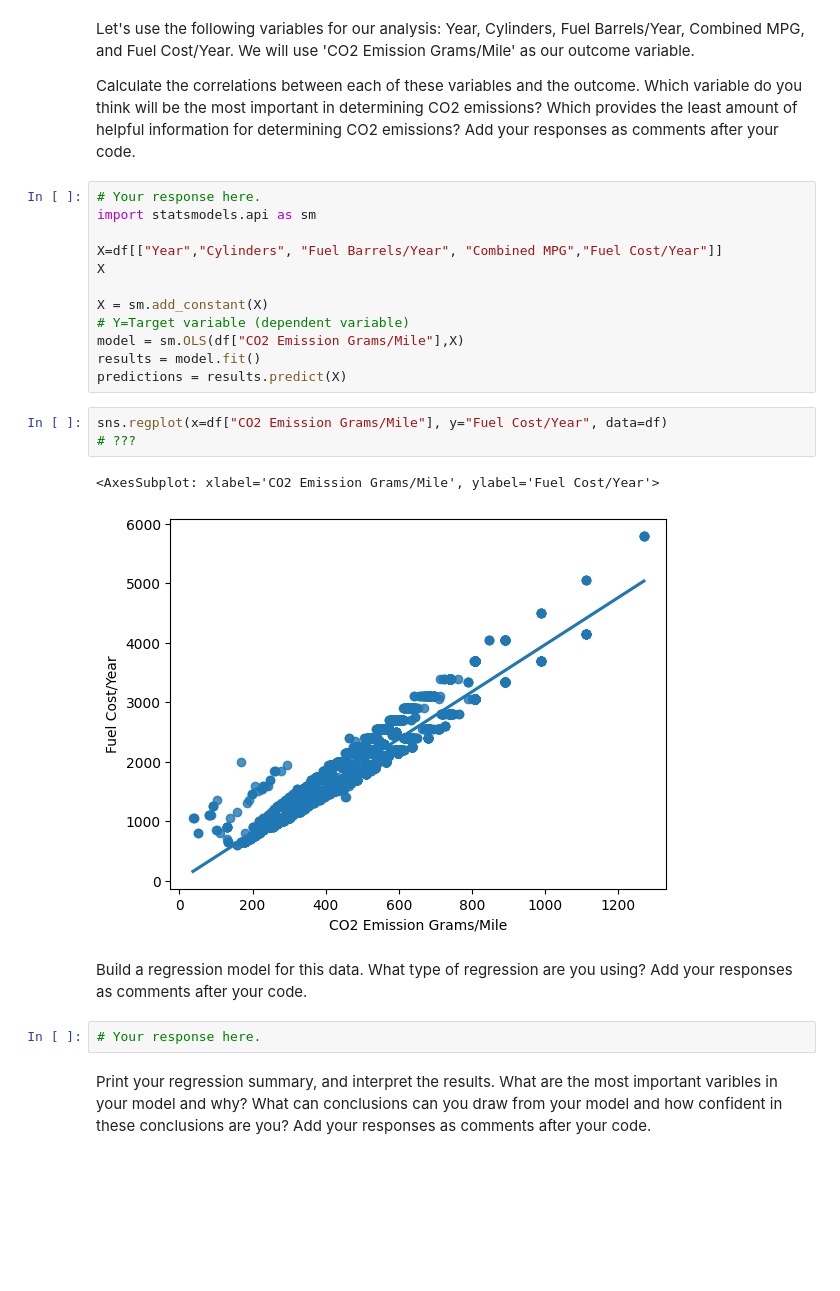
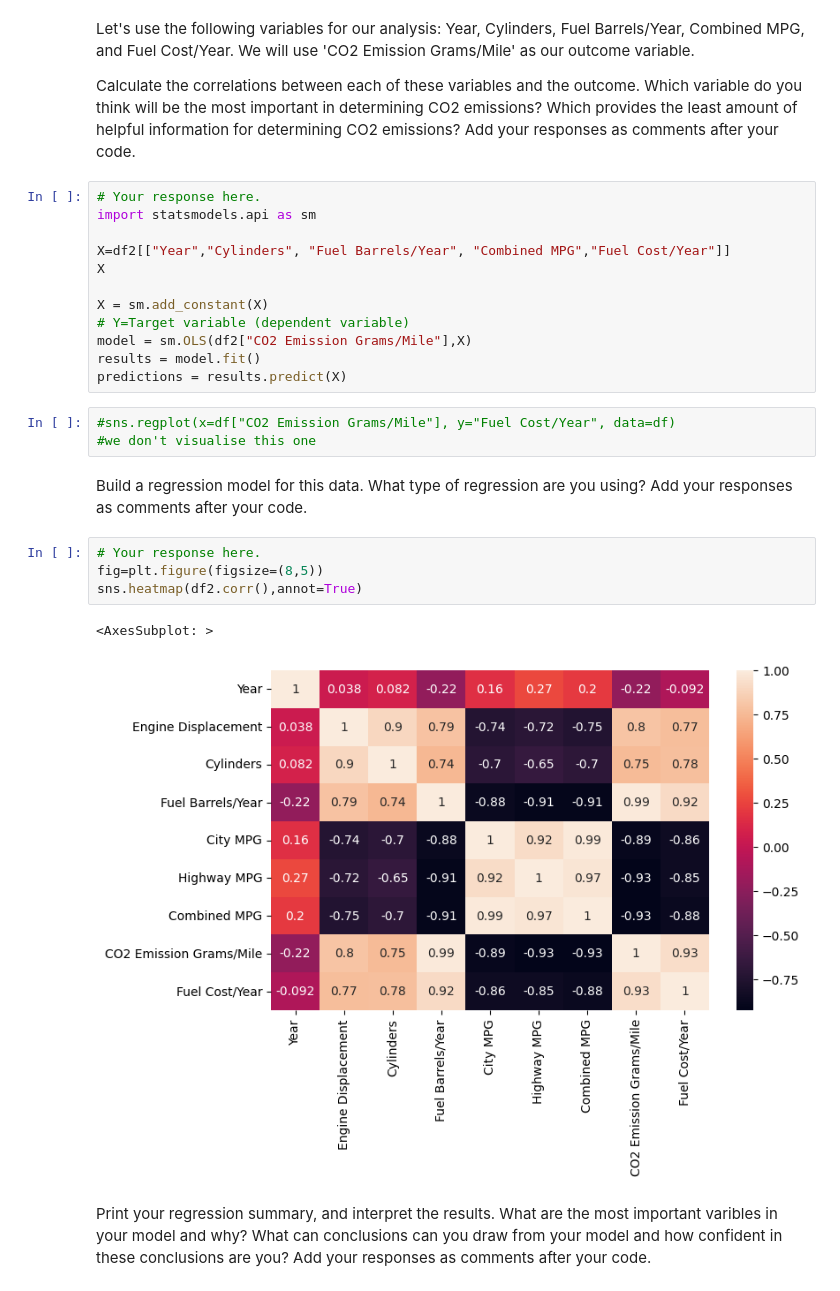
Before and after one commit to berkayersoy/IronLabs, a Jupyter notebook: module_2/lab16/main.ipynb, the cells around one changed output. Saved outputs shown, nothing was run; the diff lists cells and outputs as text; blank space fills up the shorter version.

```diff
--- a/module_2/lab16/main.ipynb
+++ b/module_2/lab16/main.ipynb
@@ -147,24 +161,26 @@ Calculate the correlations between each of these variables and the outcome. Whic
 # Your response here.
 import statsmodels.api as sm
 
-X=df[["Year","Cylinders", "Fuel Barrels/Year", "Combined MPG","Fuel Cost/Year"]]
+X=df2[["Year","Cylinders", "Fuel Barrels/Year", "Combined MPG","Fuel Cost/Year"]]
 X
 
 X = sm.add_constant(X)
 # Y=Target variable (dependent variable)
-model = sm.OLS(df["CO2 Emission Grams/Mile"],X)
+model = sm.OLS(df2["CO2 Emission Grams/Mile"],X)
 results = model.fit()
 predictions = results.predict(X)
 # %%
-sns.regplot(x=df["CO2 Emission Grams/Mile"], y="Fuel Cost/Year", data=df)
-# ???
+#sns.regplot(x=df["CO2 Emission Grams/Mile"], y="Fuel Cost/Year", data=df)
+#we don't visualise this one
-# %% [output]
-<AxesSubplot: xlabel='CO2 Emission Grams/Mile', ylabel='Fuel Cost/Year'>
-[figure, removed]
 # %% [markdown]
 Build a regression model for this data. What type of regression are you using? Add your responses as comments after your code.
-# %%
-# Your response here.
+# %%
+# Your response here.
+fig=plt.figure(figsize=(8,5))
+sns.heatmap(df2.corr(),annot=True)
+# %% [output]
+<AxesSubplot: >
+[figure, added]
 # %% [markdown]
 Print your regression summary, and interpret the results. What are the most important varibles in your model and why? What can conclusions can you draw from your model and how confident in these conclusions are you? Add your responses as comments after your code.
 # %%
```
Also changed, not shown: parts of 20 cells of this notebook.
